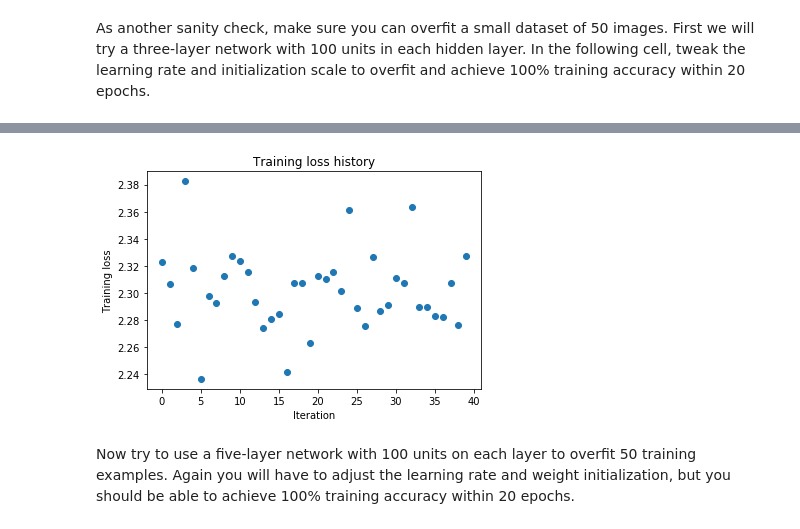
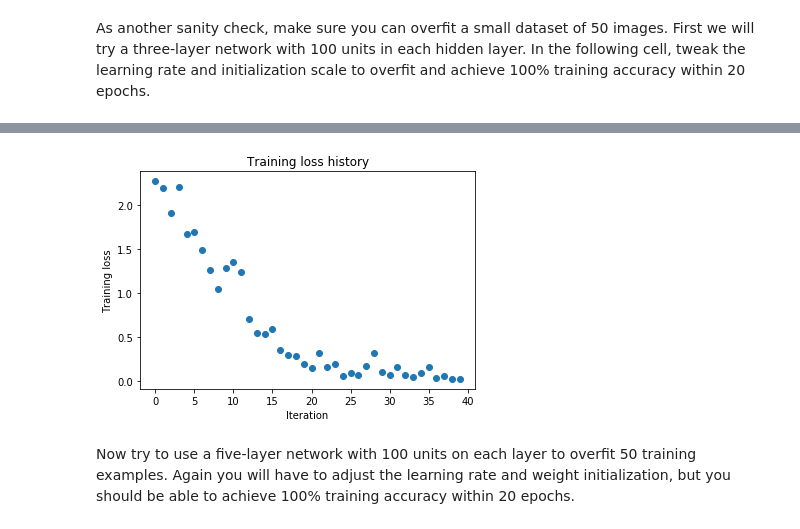
Before and after one commit to locluthor/CS231n, a Jupyter notebook: assignment2/FullyConnectedNets.ipynb, the cells around one changed output, grey strips where cells are left out. Saved outputs shown, nothing was run; the diff lists cells and outputs as text; code cells hidden in the pictures.

```diff
--- a/assignment2/FullyConnectedNets.ipynb
+++ b/assignment2/FullyConnectedNets.ipynb
@@ -447,7 +447,7 @@ small_data = {
 }
 
 weight_scale = 1e-2
-learning_rate = 1e-7
+learning_rate = 1e-2
 model = FullyConnectedNet([100, 100],
               weight_scale=weight_scale, dtype=np.float64)
 solver = Solver(model, small_data,
@@ -485,4 +485,4 @@ plt.show()
-[figure, old version]
+[figure, new version]
 # %% [markdown]
 Now try to use a five-layer network with 100 units on each layer to overfit 50 training examples. Again you will have to adjust the learning rate and weight initialization, but you should be able to achieve 100% training accuracy within 20 epochs.
 # %%
```
Also changed, not shown: parts of 4 cells of this notebook.
